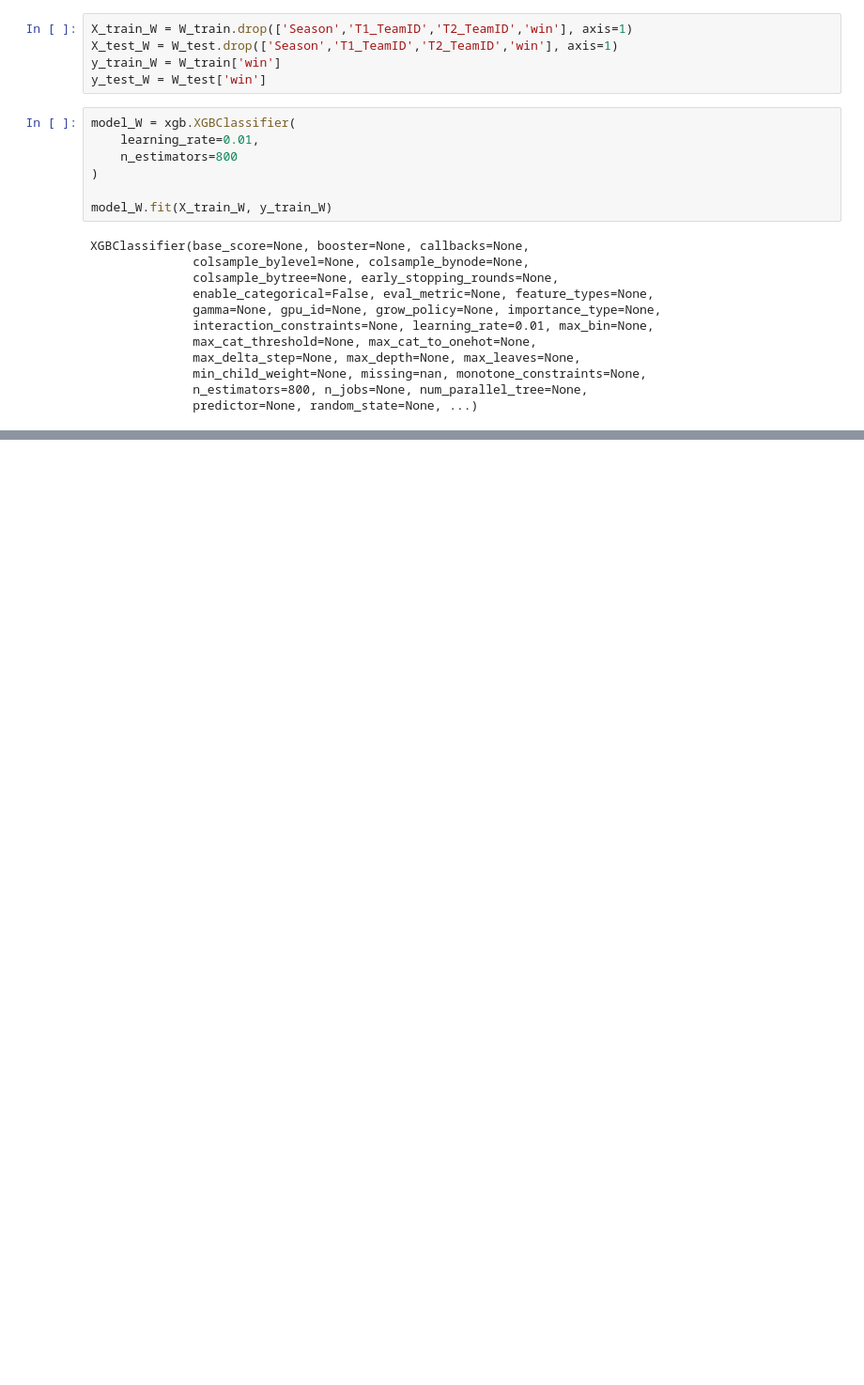
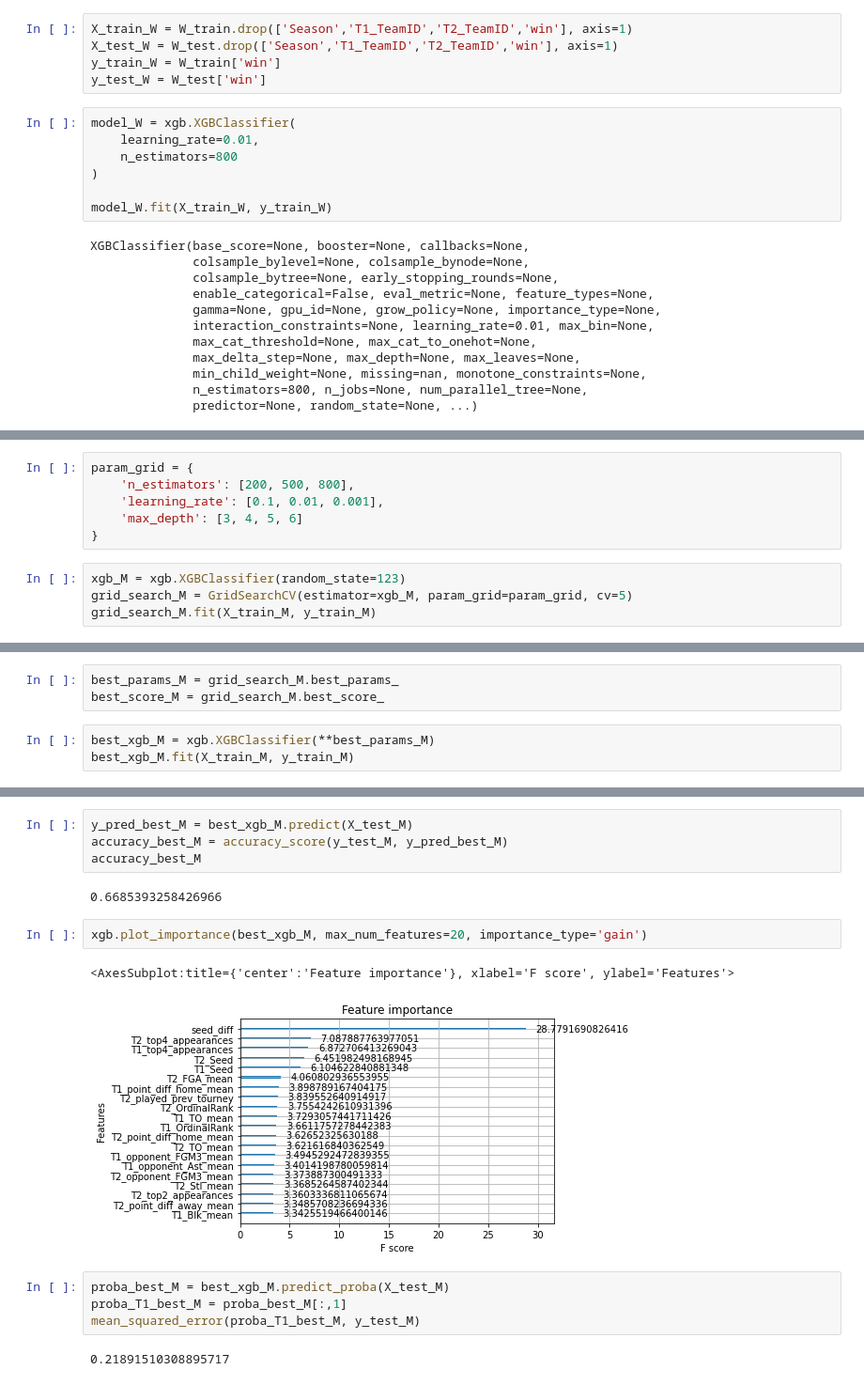
Before and after one commit to skowronskid/March-Machine-Learning-Mania-2023, a Jupyter notebook: modelling.ipynb, the cells around one changed output, grey strips where cells are left out. Shown at 94% size. Saved outputs shown, nothing was run; the diff lists cells and outputs as text; blank space fills up the shorter version.

```diff
--- a/modelling.ipynb
+++ b/modelling.ipynb
@@ -231,0 +257,10 @@ mean_squared_error(y_test_W, pred_seed_diff_Wodel_W)
+# %%
+param_grid = {
+    'n_estimators': [200, 500, 800],
+    'learning_rate': [0.1, 0.01, 0.001],
+    'max_depth': [3, 4, 5, 6]
+}
+# %%
+xgb_M = xgb.XGBClassifier(random_state=123)
+grid_search_M = GridSearchCV(estimator=xgb_M, param_grid=param_grid, cv=5)
+grid_search_M.fit(X_train_M, y_train_M)
@@ -231,0 +285,6 @@ mean_squared_error(y_test_W, pred_seed_diff_Wodel_W)
+# %%
+best_params_M = grid_search_M.best_params_
+best_score_M = grid_search_M.best_score_
+# %%
+best_xgb_M = xgb.XGBClassifier(**best_params_M)
+best_xgb_M.fit(X_train_M, y_train_M)
@@ -231,0 +303,17 @@ mean_squared_error(y_test_W, pred_seed_diff_Wodel_W)
+# %%
+y_pred_best_M = best_xgb_M.predict(X_test_M)
+accuracy_best_M = accuracy_score(y_test_M, y_pred_best_M)
+accuracy_best_M
+# %% [output]
+0.6685393258426966
+# %%
+xgb.plot_importance(best_xgb_M, max_num_features=20, importance_type='gain')
+# %% [output]
+<AxesSubplot:title={'center':'Feature importance'}, xlabel='F score', ylabel='Features'>
+[figure, added]
+# %%
+proba_best_M = best_xgb_M.predict_proba(X_test_M)
+proba_T1_best_M = proba_best_M[:,1]
+mean_squared_error(proba_T1_best_M, y_test_M)
+# %% [output]
+0.21891510308895717
```
Also changed, not shown: parts of 41 cells of this notebook.
